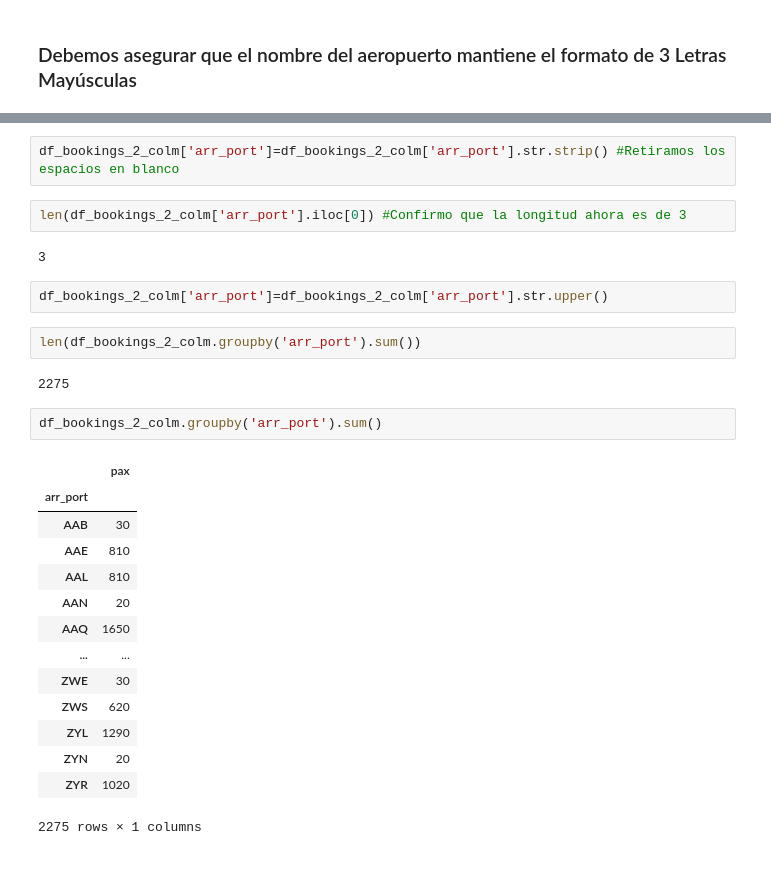
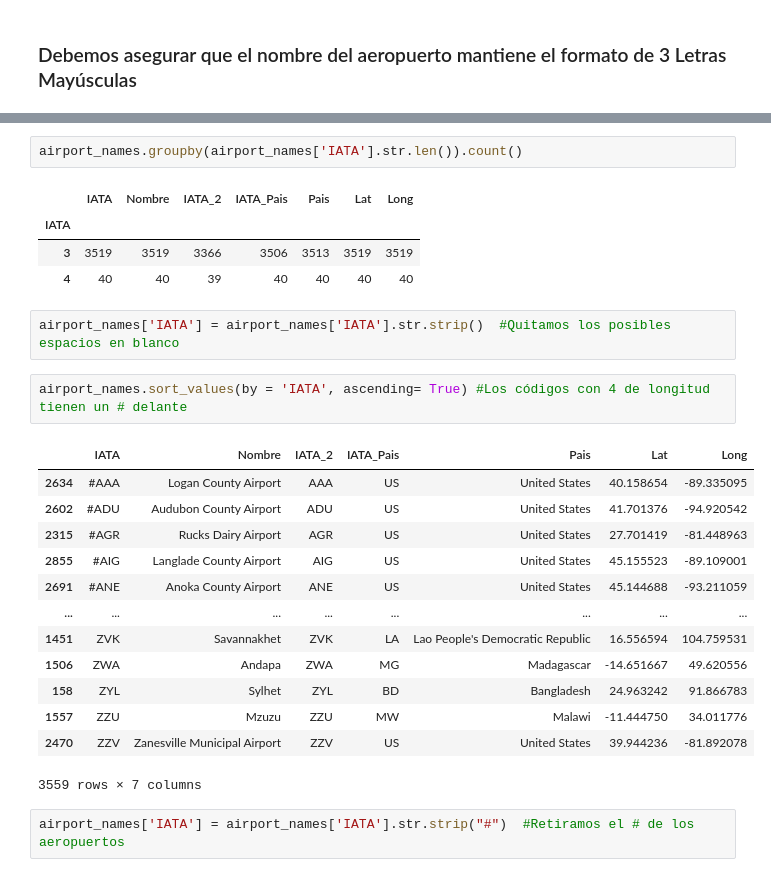
Before and after one commit to EOP27/Team-Science-t-ish, a Jupyter notebook: Ejercicio_2.ipynb, the cells around one changed output, grey strips where cells are left out. Saved outputs shown, nothing was run; the diff lists cells and outputs as text.

```diff
--- a/Ejercicio_2.ipynb
+++ b/Ejercicio_2.ipynb
@@ -106,29 +262,27 @@ len(df_bookings_2_colm.groupby('arr_port').sum()) #Total de agrupaciones por aer
+# %%
+airport_names.groupby(airport_names['IATA'].str.len()).count()
+# %% [output]
+|  | IATA | Nombre | IATA_2 | IATA_Pais | Pais | Lat | Long |
+| IATA |  |  |  |  |  |  |  |
+| 3 | 3519 | 3519 | 3366 | 3506 | 3513 | 3519 | 3519 |
+| 4 | 40 | 40 | 39 | 40 | 40 | 40 | 40 |
 # %%
-df_bookings_2_colm['arr_port']=df_bookings_2_colm['arr_port'].str.strip() #Retiramos los espacios en blanco
+airport_names['IATA'] = airport_names['IATA'].str.strip()  #Quitamos los posibles espacios en blanco
-# %%
-len(df_bookings_2_colm['arr_port'].iloc[0]) #Confirmo que la longitud ahora es de 3
-# %% [output]
-3
-# %%
-df_bookings_2_colm['arr_port']=df_bookings_2_colm['arr_port'].str.upper()
-# %%
-len(df_bookings_2_colm.groupby('arr_port').sum())
-# %% [output]
-2275
-# %%
-df_bookings_2_colm.groupby('arr_port').sum()
-# %% [output]
-|  | pax |
-| arr_port |  |
-| AAB | 30 |
-| AAE | 810 |
-| AAL | 810 |
-| AAN | 20 |
-| AAQ | 1650 |
-| ... | ... |
-| ZWE | 30 |
-| ZWS | 620 |
-| ZYL | 1290 |
-| ZYN | 20 |
-| ZYR | 1020 |
-2275 rows × 1 columns
+# %%
+airport_names.sort_values(by = 'IATA', ascending= True) #Los códigos con 4 de longitud tienen un # delante
+# %% [output]
+|  | IATA | Nombre | IATA_2 | IATA_Pais | Pais | Lat | Long |
+| 2634 | #AAA | Logan County Airport | AAA | US | United States | 40.158654 | -89.335095 |
+| 2602 | #ADU | Audubon County Airport | ADU | US | United States | 41.701376 | -94.920542 |
+| 2315 | #AGR | Rucks Dairy Airport | AGR | US | United States | 27.701419 | -81.448963 |
+| 2855 | #AIG | Langlade County Airport | AIG | US | United States | 45.155523 | -89.109001 |
+| 2691 | #ANE | Anoka County Airport | ANE | US | United States | 45.144688 | -93.211059 |
+| ... | ... | ... | ... | ... | ... | ... | ... |
+| 1451 | ZVK | Savannakhet | ZVK | LA | Lao People's Democratic Republic | 16.556594 | 104.759531 |
+| 1506 | ZWA | Andapa | ZWA | MG | Madagascar | -14.651667 | 49.620556 |
+| 158 | ZYL | Sylhet | ZYL | BD | Bangladesh | 24.963242 | 91.866783 |
+| 1557 | ZZU | Mzuzu | ZZU | MW | Malawi | -11.444750 | 34.011776 |
+| 2470 | ZZV | Zanesville Municipal Airport | ZZV | US | United States | 39.944236 | -81.892078 |
+3559 rows × 7 columns
+# %%
+airport_names['IATA'] = airport_names['IATA'].str.strip("#")  #Retiramos el # de los aeropuertos
```
Also changed, not shown: parts of 43 cells of this notebook, 1 other file.
